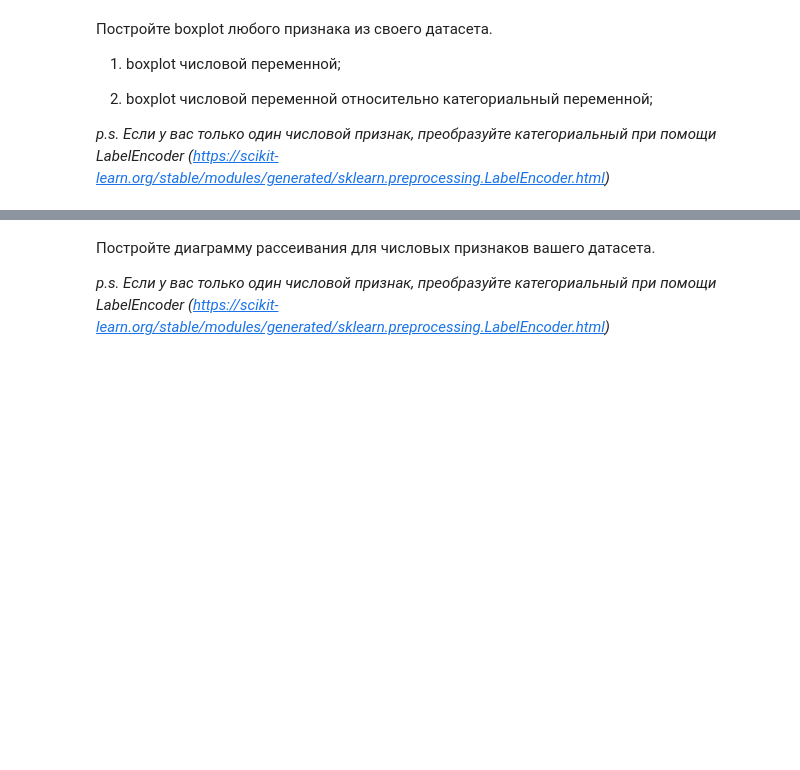
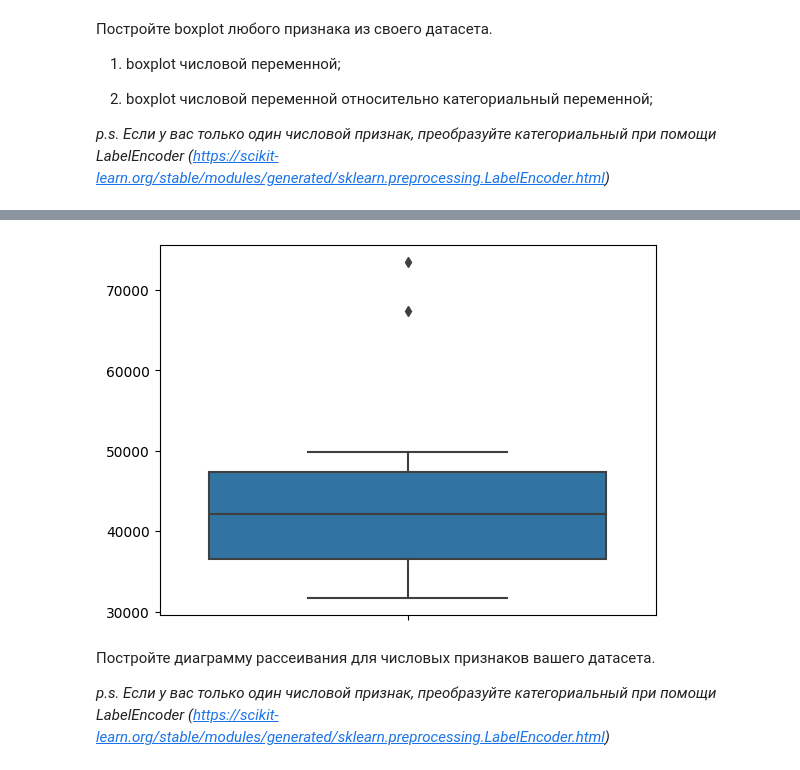
Before and after one commit to YLysov0017/Pproject, a Jupyter notebook: ML_lab2.ipynb, the cells around one changed output, grey strips where cells are left out. Saved outputs shown, nothing was run; the diff lists cells and outputs as text; code cells hidden in the pictures; blank space fills up the shorter version.

```diff
--- a/ML_lab2.ipynb
+++ b/ML_lab2.ipynb
@@ -164,3 +175,7 @@ plt.show()
+# %%
+B = sns.boxplot(y = list(rapes_to_year.values()))
+# %% [output]
+[figure, added]
 # %% [markdown]
 Постройте диаграмму рассеивания для числовых признаков вашего датасета.
 
```
Also changed, not shown: parts of 9 cells of this notebook.
